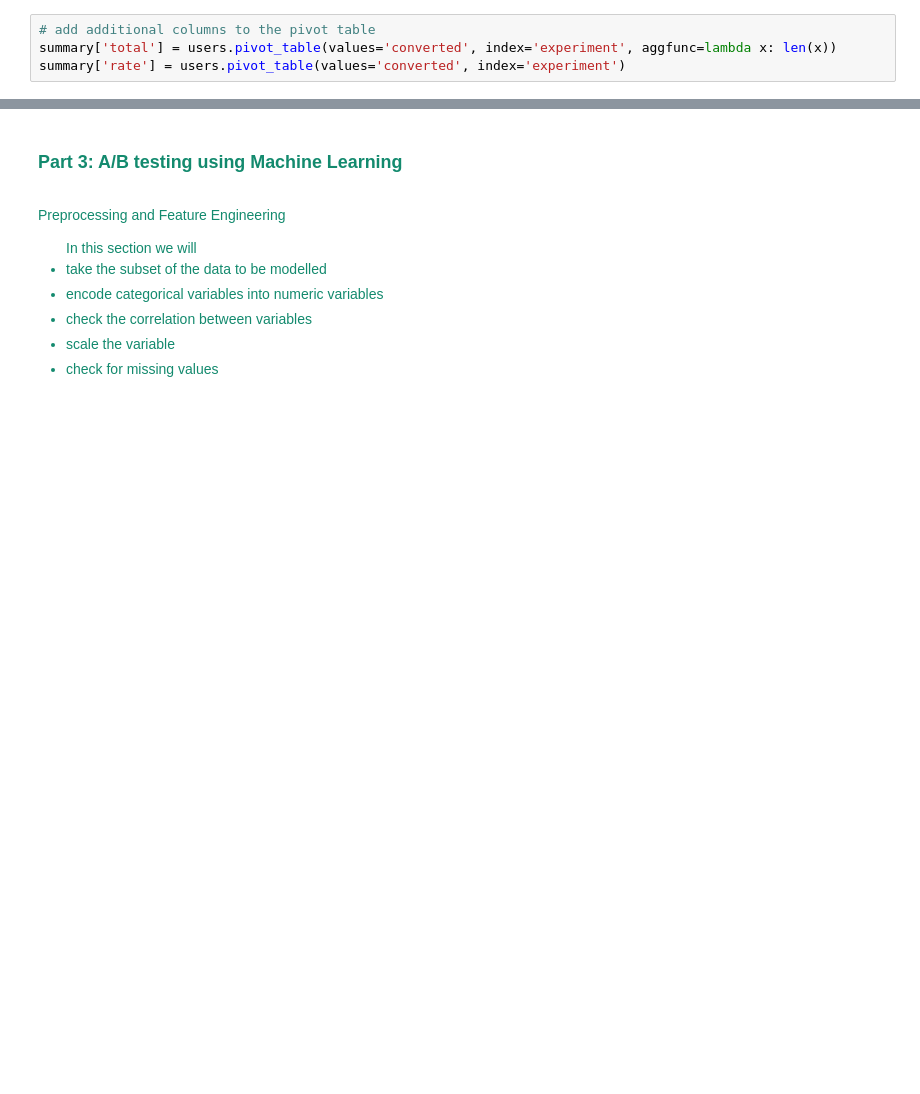
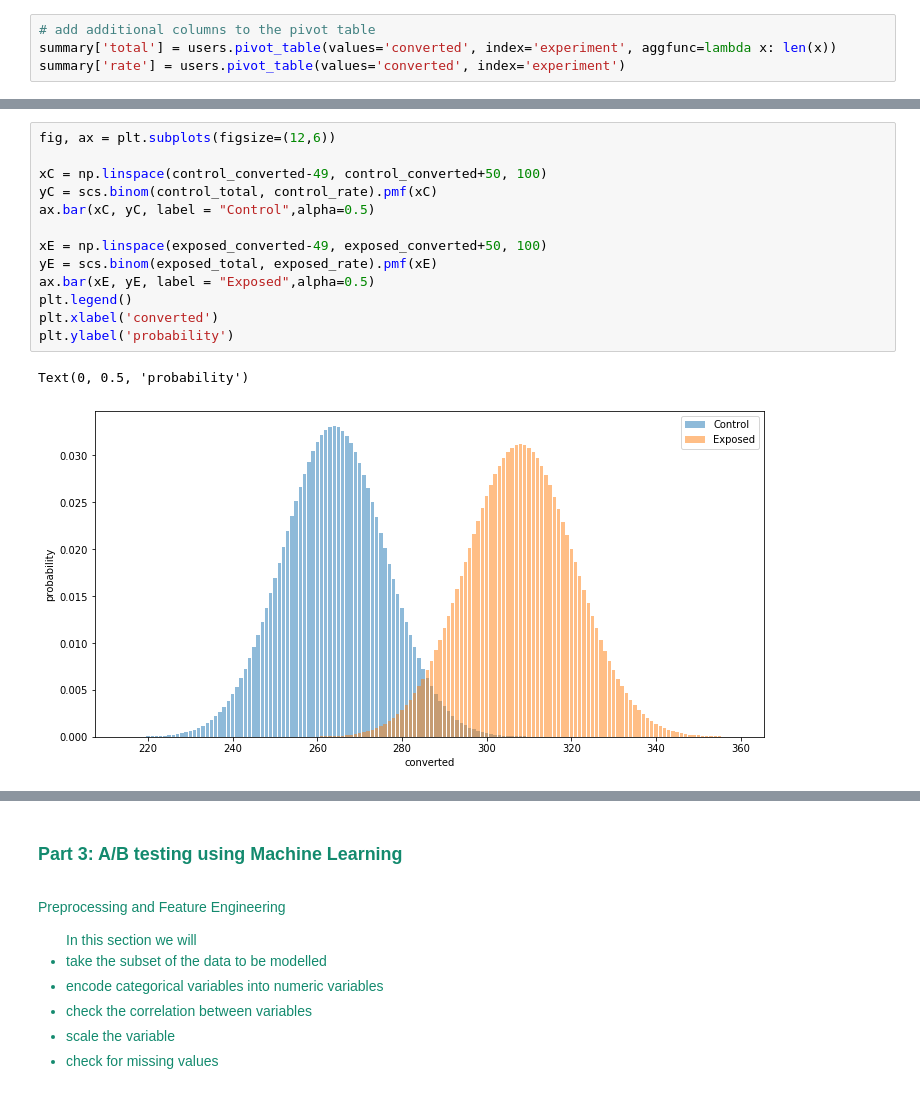
Before and after one commit to dev-biniyam/10_academy, a Jupyter notebook: week4/Ad campaign performance .ipynb, the cells around one changed output, grey strips where cells are left out. Drawn from its saved outputs; the diff is of its cells as text; blank space fills up the shorter version.

```diff
--- a/week4/Ad campaign performance .ipynb
+++ b/week4/Ad campaign performance .ipynb
@@ -219,0 +237,16 @@ plt.ylabel('probability')
+# %%
+fig, ax = plt.subplots(figsize=(12,6))
+
+xC = np.linspace(control_converted-49, control_converted+50, 100)
+yC = scs.binom(control_total, control_rate).pmf(xC)
+ax.bar(xC, yC, label = "Control",alpha=0.5)
+
+xE = np.linspace(exposed_converted-49, exposed_converted+50, 100)
+yE = scs.binom(exposed_total, exposed_rate).pmf(xE)
+ax.bar(xE, yE, label = "Exposed",alpha=0.5)
+plt.legend()
+plt.xlabel('converted')
+plt.ylabel('probability')
+# %% [output]
+Text(0, 0.5, 'probability')
+[figure, added]
```
Also changed, not shown: parts of 21 cells of this notebook.
